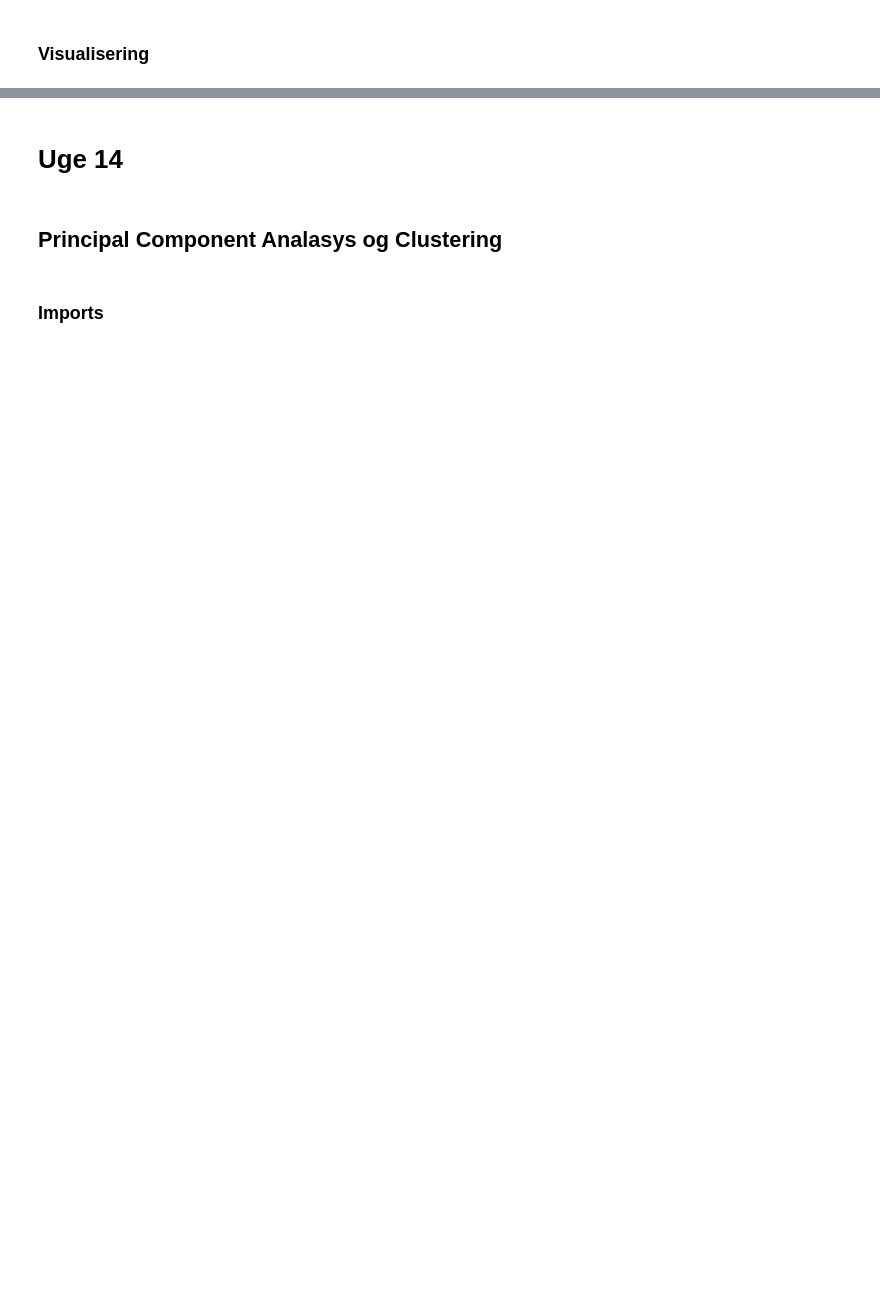
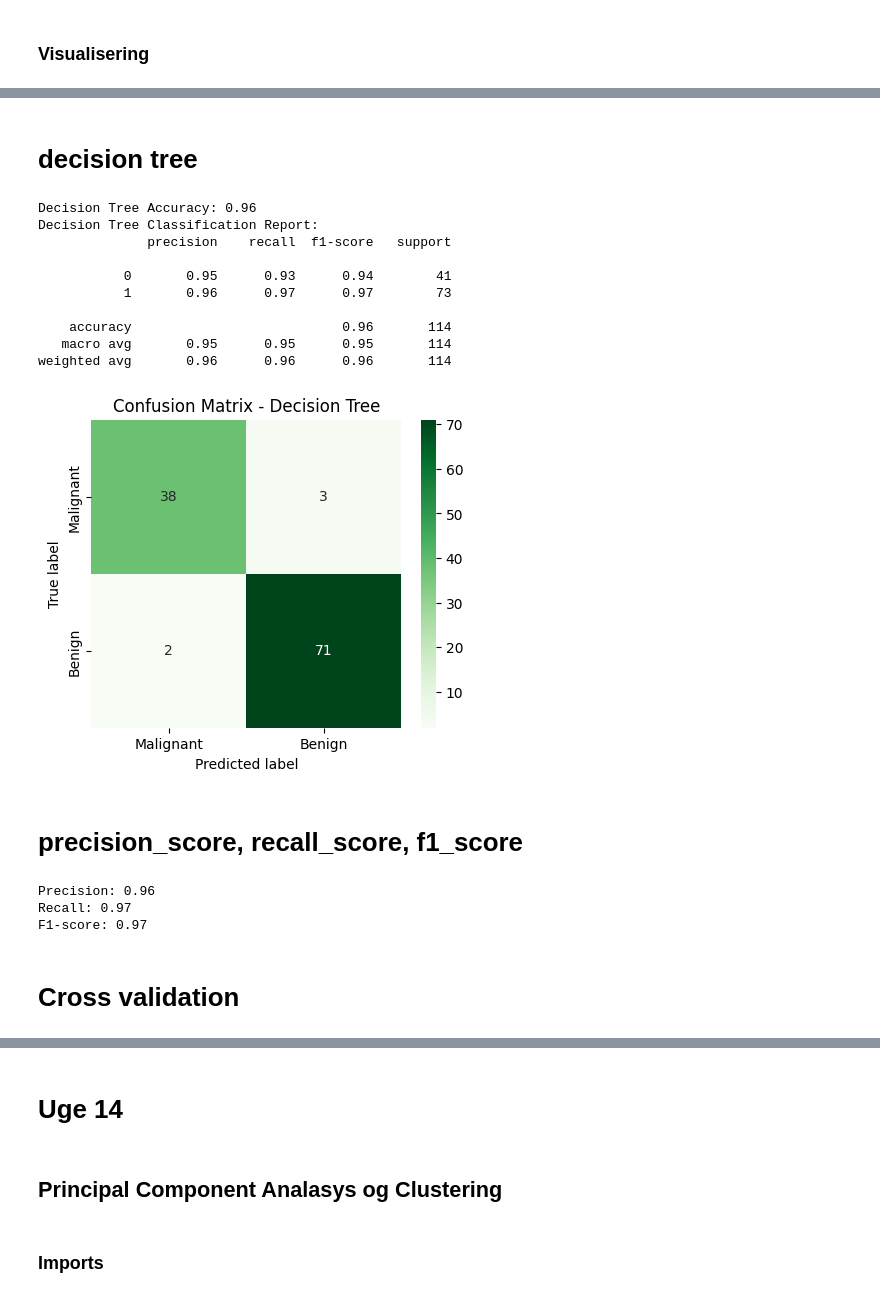
Before and after one commit to casperpersson/petfinder-pawpularity, a Jupyter notebook: Eksamen Projekt/Eksamen.ipynb, the cells around one changed output, grey strips where cells are left out. Cells and saved outputs as stored; diff of their text form; code cells hidden in the pictures; blank space fills up the shorter version.

```diff
--- a/Eksamen Projekt/Eksamen.ipynb
+++ b/Eksamen Projekt/Eksamen.ipynb
@@ -166,0 +229,58 @@ plt.show()
+# %% [markdown]
+# decision tree
+# %%
+from sklearn.tree import DecisionTreeClassifier
+from sklearn.metrics import accuracy_score, classification_report, confusion_matrix
+
+# Træn Decision Tree model på samme data som logistisk regression, nu med max_depth
+dt_model = DecisionTreeClassifier(random_state=123, max_depth=10000)
+dt_model.fit(X_train_scaled, y_train)
+
+# Forudsig og evaluer
+y_pred_dt = dt_model.predict(X_test_scaled)
+dt_accuracy = accuracy_score(y_test, y_pred_dt)
+dt_report = classification_report(y_test, y_pred_dt)
+
+print(f"Decision Tree Accuracy: {dt_accuracy:.2f}")
+print("Decision Tree Classification Report:")
+print(dt_report)
+
+# Visualiser confusion matrix for Decision Tree
+cm_dt = confusion_matrix(y_test, y_pred_dt)
+plt.figure(figsize=(5,4))
+sns.heatmap(cm_dt, annot=True, fmt="d", cmap="Greens", xticklabels=["Malignant", "Benign"], yticklabels=["Malignant", "Benign"])
+plt.xlabel("Predicted label")
+plt.ylabel("True label")
+plt.title("Confusion Matrix - Decision Tree")
+plt.show()
+# %% [output]
+Decision Tree Accuracy: 0.96
+Decision Tree Classification Report:
+              precision    recall  f1-score   support
+
+           0       0.95      0.93      0.94        41
+           1       0.96      0.97      0.97        73
+
+    accuracy                           0.96       114
+   macro avg       0.95      0.95      0.95       114
+weighted avg       0.96      0.96      0.96       114
+[figure, added]
+# %% [markdown]
+# precision_score, recall_score, f1_score
+# %%
+from sklearn.metrics import precision_score, recall_score, f1_score
+
+# Beregn precision, recall og f1-score for Decision Tree
+precision = precision_score(y_test, y_pred_dt)
+recall = recall_score(y_test, y_pred_dt)
+f1 = f1_score(y_test, y_pred_dt)
+
+print(f"Precision: {precision:.2f}")
+print(f"Recall: {recall:.2f}")
+print(f"F1-score: {f1:.2f}")
+# %% [output]
+Precision: 0.96
+Recall: 0.97
+F1-score: 0.97
+# %% [markdown]
+# Cross validation
```
Also changed, not shown: parts of 32 cells of this notebook.
